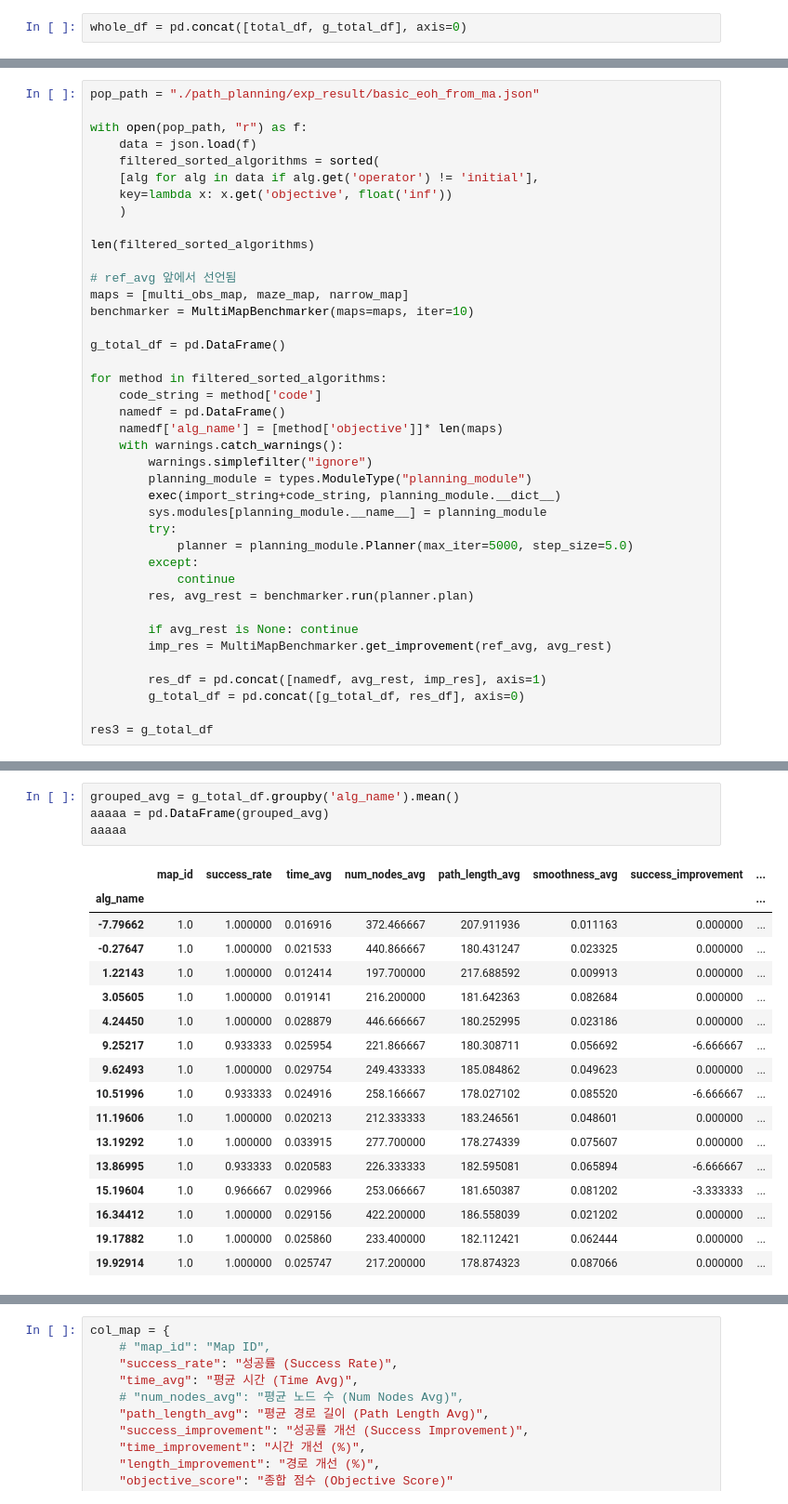
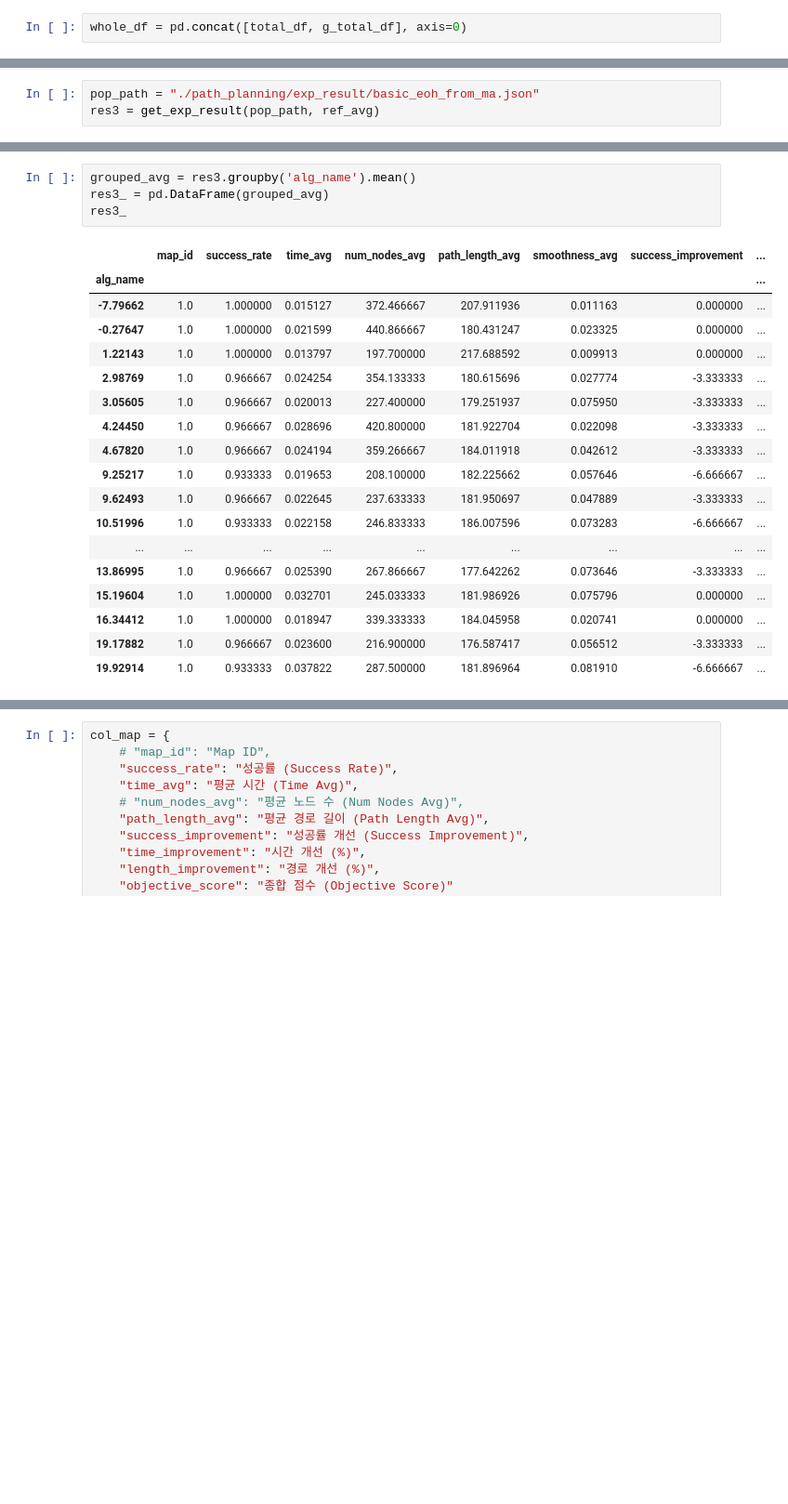
Before and after one commit to by-hwa/eoh_path_planning, a Jupyter notebook: test2.ipynb, the cells around one changed output, grey strips where cells are left out. Shown at 93% size. Cells and saved outputs as stored; diff of their text form; blank space fills up the shorter version.

```diff
--- a/test2.ipynb
+++ b/test2.ipynb
@@ -1540,41 +1538,4 @@ aaa
 # %%
 pop_path = "./path_planning/exp_result/basic_eoh_from_ma.json"
-
-with open(pop_path, "r") as f:
-    data = json.load(f)
-    filtered_sorted_algorithms = sorted(
-    [alg for alg in data if alg.get('operator') != 'initial'],
-    key=lambda x: x.get('objective', float('inf'))
-    )
-
-len(filtered_sorted_algorithms)
-
-# ref_avg 앞에서 선언됨
-maps = [multi_obs_map, maze_map, narrow_map]
-benchmarker = MultiMapBenchmarker(maps=maps, iter=10)
-
-g_total_df = pd.DataFrame()
-
-for method in filtered_sorted_algorithms:
-    code_string = method['code']
-    namedf = pd.DataFrame()
-    namedf['alg_name'] = [method['objective']]* len(maps)
-    with warnings.catch_warnings():
-        warnings.simplefilter("ignore")
-        planning_module = types.ModuleType("planning_module")
-        exec(import_string+code_string, planning_module.__dict__)
-        sys.modules[planning_module.__name__] = planning_module
-        try:
-            planner = planning_module.Planner(max_iter=5000, step_size=5.0)
-        except:
-            continue
-        res, avg_rest = benchmarker.run(planner.plan)
-
-        if avg_rest is None: continue
-        imp_res = MultiMapBenchmarker.get_improvement(ref_avg, avg_rest)
-
-        res_df = pd.concat([namedf, avg_rest, imp_res], axis=1)
-        g_total_df = pd.concat([g_total_df, res_df], axis=0)
-
-res3 = g_total_df
+res3 = get_exp_result(pop_path, ref_avg)
 # %% [output]
@@ -1598,22 +1582,23 @@ Total time taken for all maps: 0.7895 seconds
 # %%
-grouped_avg = g_total_df.groupby('alg_name').mean()
-aaaaa = pd.DataFrame(grouped_avg)
-aaaaa
+grouped_avg = res3.groupby('alg_name').mean()
+res3_ = pd.DataFrame(grouped_avg)
+res3_
 # %% [output]
 |  | map_id | success_rate | time_avg | num_nodes_avg | path_length_avg | smoothness_avg | success_improvement | ... |
 | alg_name |  |  |  |  |  |  |  | ... |
-| -7.79662 | 1.0 | 1.000000 | 0.016916 | 372.466667 | 207.911936 | 0.011163 | 0.000000 | ... |
-| -0.27647 | 1.0 | 1.000000 | 0.021533 | 440.866667 | 180.431247 | 0.023325 | 0.000000 | ... |
-| 1.22143 | 1.0 | 1.000000 | 0.012414 | 197.700000 | 217.688592 | 0.009913 | 0.000000 | ... |
-| 3.05605 | 1.0 | 1.000000 | 0.019141 | 216.200000 | 181.642363 | 0.082684 | 0.000000 | ... |
-| 4.24450 | 1.0 | 1.000000 | 0.028879 | 446.666667 | 180.252995 | 0.023186 | 0.000000 | ... |
-| 9.25217 | 1.0 | 0.933333 | 0.025954 | 221.866667 | 180.308711 | 0.056692 | -6.666667 | ... |
-| 9.62493 | 1.0 | 1.000000 | 0.029754 | 249.433333 | 185.084862 | 0.049623 | 0.000000 | ... |
-| 10.51996 | 1.0 | 0.933333 | 0.024916 | 258.166667 | 178.027102 | 0.085520 | -6.666667 | ... |
-| 11.19606 | 1.0 | 1.000000 | 0.020213 | 212.333333 | 183.246561 | 0.048601 | 0.000000 | ... |
-| 13.19292 | 1.0 | 1.000000 | 0.033915 | 277.700000 | 178.274339 | 0.075607 | 0.000000 | ... |
-| 13.86995 | 1.0 | 0.933333 | 0.020583 | 226.333333 | 182.595081 | 0.065894 | -6.666667 | ... |
-| 15.19604 | 1.0 | 0.966667 | 0.029966 | 253.066667 | 181.650387 | 0.081202 | -3.333333 | ... |
-| 16.34412 | 1.0 | 1.000000 | 0.029156 | 422.200000 | 186.558039 | 0.021202 | 0.000000 | ... |
-| 19.17882 | 1.0 | 1.000000 | 0.025860 | 233.400000 | 182.112421 | 0.062444 | 0.000000 | ... |
-| 19.92914 | 1.0 | 1.000000 | 0.025747 | 217.200000 | 178.874323 | 0.087066 | 0.000000 | ... |
+| -7.79662 | 1.0 | 1.000000 | 0.015127 | 372.466667 | 207.911936 | 0.011163 | 0.000000 | ... |
+| -0.27647 | 1.0 | 1.000000 | 0.021599 | 440.866667 | 180.431247 | 0.023325 | 0.000000 | ... |
+| 1.22143 | 1.0 | 1.000000 | 0.013797 | 197.700000 | 217.688592 | 0.009913 | 0.000000 | ... |
+| 2.98769 | 1.0 | 0.966667 | 0.024254 | 354.133333 | 180.615696 | 0.027774 | -3.333333 | ... |
+| 3.05605 | 1.0 | 0.966667 | 0.020013 | 227.400000 | 179.251937 | 0.075950 | -3.333333 | ... |
+| 4.24450 | 1.0 | 0.966667 | 0.028696 | 420.800000 | 181.922704 | 0.022098 | -3.333333 | ... |
+| 4.67820 | 1.0 | 0.966667 | 0.024194 | 359.266667 | 184.011918 | 0.042612 | -3.333333 | ... |
+| 9.25217 | 1.0 | 0.933333 | 0.019653 | 208.100000 | 182.225662 | 0.057646 | -6.666667 | ... |
+| 9.62493 | 1.0 | 0.966667 | 0.022645 | 237.633333 | 181.950697 | 0.047889 | -3.333333 | ... |
+| 10.51996 | 1.0 | 0.933333 | 0.022158 | 246.833333 | 186.007596 | 0.073283 | -6.666667 | ... |
+| ... | ... | ... | ... | ... | ... | ... | ... | ... |
+| 13.86995 | 1.0 | 0.966667 | 0.025390 | 267.866667 | 177.642262 | 0.073646 | -3.333333 | ... |
+| 15.19604 | 1.0 | 1.000000 | 0.032701 | 245.033333 | 181.986926 | 0.075796 | 0.000000 | ... |
+| 16.34412 | 1.0 | 1.000000 | 0.018947 | 339.333333 | 184.045958 | 0.020741 | 0.000000 | ... |
+| 19.17882 | 1.0 | 0.966667 | 0.023600 | 216.900000 | 176.587417 | 0.056512 | -3.333333 | ... |
+| 19.92914 | 1.0 | 0.933333 | 0.037822 | 287.500000 | 181.896964 | 0.081910 | -6.666667 | ... |
```
Also changed, not shown: parts of 41 cells of this notebook, 49 other files.
